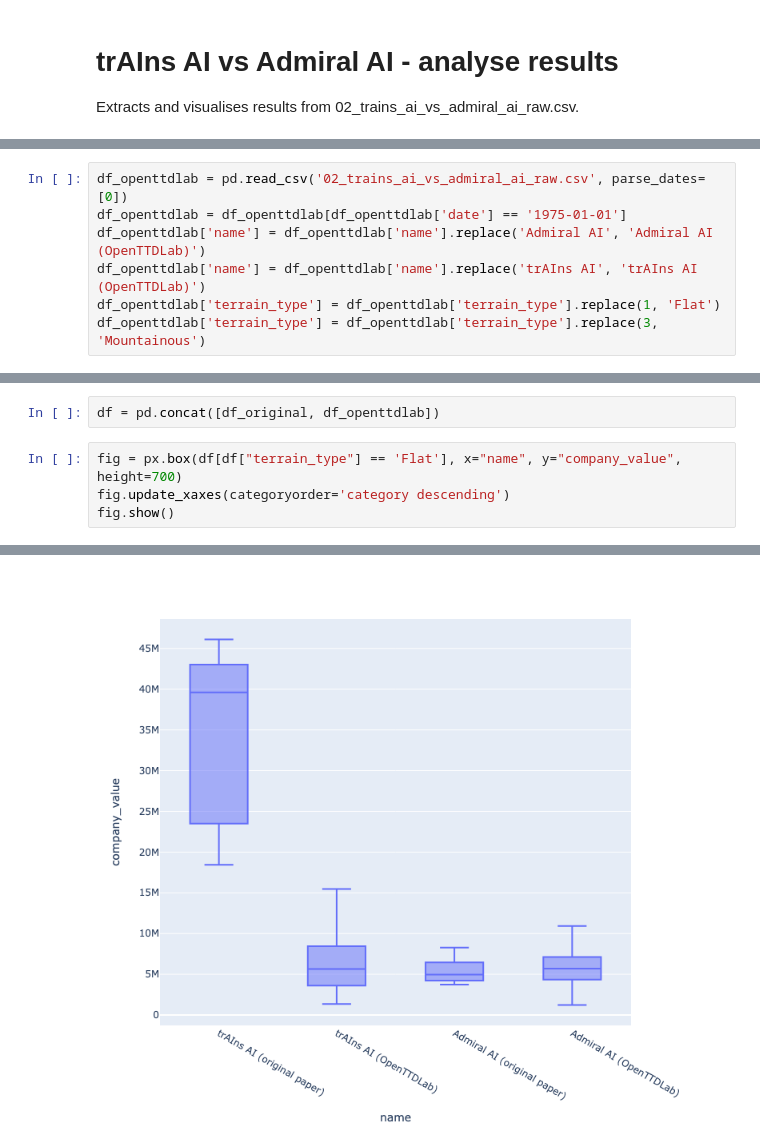
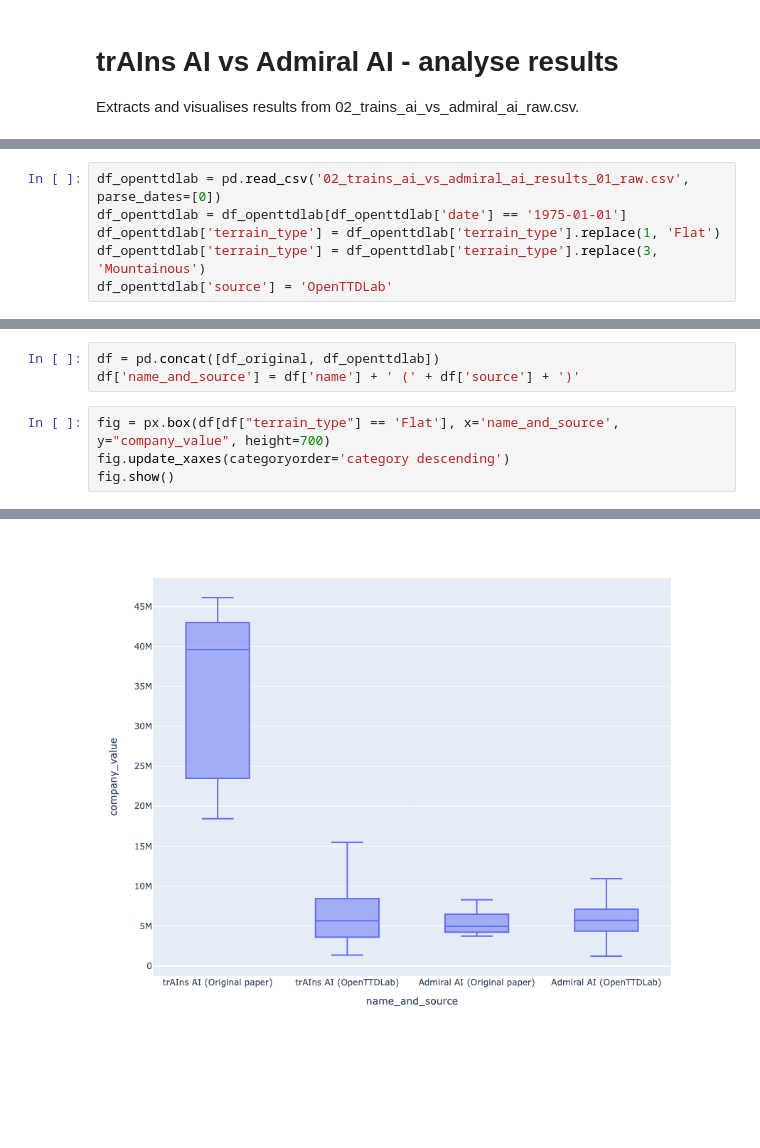
Before and after one commit to michalc/OpenTTDLab-MSc-Dissertation, a Jupyter notebook: notebooks/02_trains_ai_vs_admiral_ai_02_analyse_results.ipynb, the cells around one changed output, grey strips where cells are left out. Cells and saved outputs as stored; diff of their text form; blank space fills up the shorter version.

```diff
--- a/notebooks/02_trains_ai_vs_admiral_ai_02_analyse_results.ipynb
+++ b/notebooks/02_trains_ai_vs_admiral_ai_02_analyse_results.ipynb
@@ -7,12 +7,11 @@ from datetime import date
 import pandas as pd
 import plotly.express as px
 # %%
-df_openttdlab = pd.read_csv('02_trains_ai_vs_admiral_ai_raw.csv', parse_dates=[0])
+df_openttdlab = pd.read_csv('02_trains_ai_vs_admiral_ai_results_01_raw.csv', parse_dates=[0])
 df_openttdlab = df_openttdlab[df_openttdlab['date'] == '1975-01-01']
-df_openttdlab['name'] = df_openttdlab['name'].replace('Admiral AI', 'Admiral AI (OpenTTDLab)')
-df_openttdlab['name'] = df_openttdlab['name'].replace('trAIns AI', 'trAIns AI (OpenTTDLab)')
 df_openttdlab['terrain_type'] = df_openttdlab['terrain_type'].replace(1, 'Flat')
 df_openttdlab['terrain_type'] = df_openttdlab['terrain_type'].replace(3, 'Mountainous')
+df_openttdlab['source'] = 'OpenTTDLab'
 # %%
 # Hand copied from trAIns: An Artificial Inteligence for OpenTTD
 # DOI 10.1109/SBGAMES.2009.15
@@ -53,10 +53,11 @@ df_original['terrain_type'] = df_original['terrain_type'].replace('3', 'Mountain
 # %%
 df = pd.concat([df_original, df_openttdlab])
+df['name_and_source'] = df['name'] + ' (' + df['source'] + ')'
 # %%
-fig = px.box(df[df["terrain_type"] == 'Flat'], x="name", y="company_value", height=700)
+fig = px.box(df[df["terrain_type"] == 'Flat'], x='name_and_source', y="company_value", height=700)
 fig.update_xaxes(categoryorder='category descending')
 fig.show()
 # %% [output]
 [interactive output not drawn]
-[figure, old version]
+[figure, new version]
 # %%
```
Also changed, not shown: parts of 4 cells of this notebook, 4 other files.
